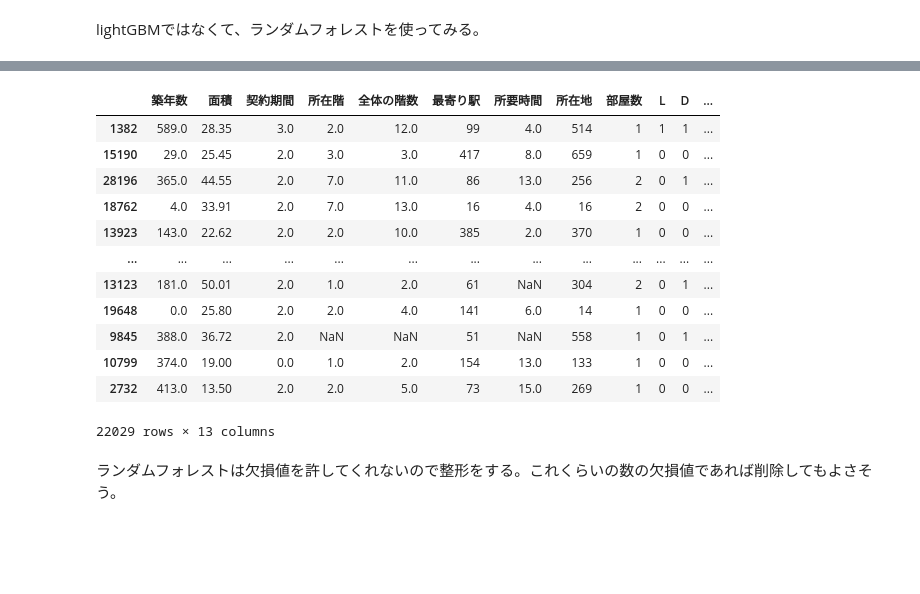
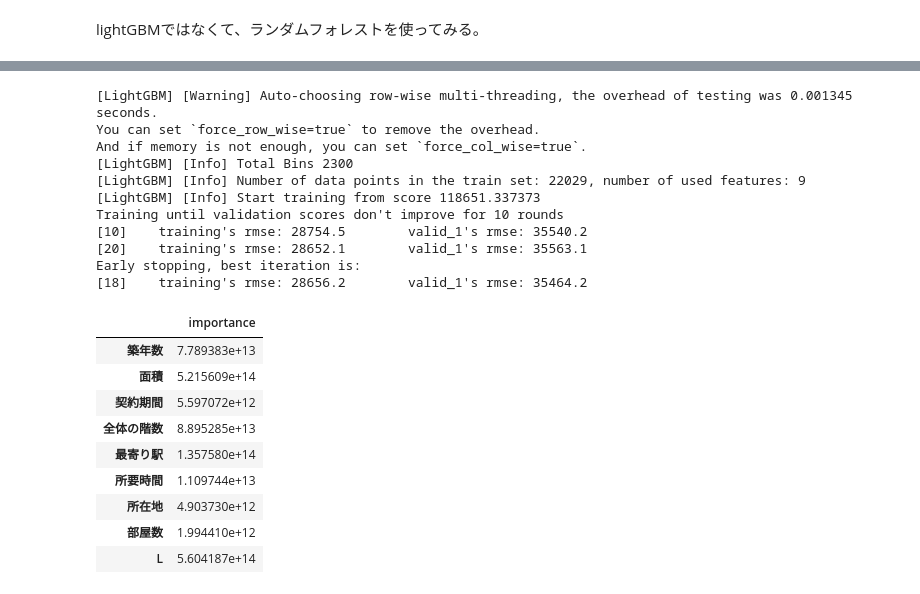
Before and after one commit to kyotoman-koshida/mynabi, a Jupyter notebook: random_forest.ipynb, the cells around one changed output, grey strips where cells are left out. Saved outputs shown, nothing was run; the diff lists cells and outputs as text; code cells hidden in the pictures; blank space fills up the shorter version.

```diff
--- a/random_forest.ipynb
+++ b/random_forest.ipynb
@@ -40,7 +56,39 @@ test_minits = pd.read_csv('test_minits.csv')
 # %%
-X_train = pd.concat([house_age, area_size, contract_span, floor_scores, Floor_scores, stations, minits, addresses, room_arrange], axis=1)
+X_train = pd.concat([house_age, area_size, contract_span2, Floor_scores2, stations, minits, addresses, room_arrange[["部屋数","L"]]], axis=1)
 y_train = rent
 
 X_train, X_valid, y_train, y_valid = train_test_split(X_train, y_train, test_size=0.3, random_state=0)
 
-X_test = pd.concat([test_house_age, test_area_size, test_contract_span, test_floor_scores, test_Floor_scores, test_stations, test_minits, test_addresses, test_room_arrange], axis=1)
+X_test = pd.concat([test_house_age, test_area_size, test_contract_span2,  test_Floor_scores2, test_stations, test_minits, test_addresses, test_room_arrange[["部屋数","L"]]], axis=1)
+
+category_lists = ['最寄り駅', '所在地', 'L']
+lgb_train = lgb.Dataset(X_train, y_train)
+lgb_eval = lgb.Dataset(X_valid, y_valid, reference=lgb_train)
+
+params = {
+    'objective':'regression',
+    'boosting_type':'rf',
+    'metrics':'rmse',
+    'bagging_freq': 1,
+    'bagging_fraction': 0.8,
+    'reg_lambda': 0.8541733691883097,
+    'max_bin': 510,
+    'num_leaves': 119
+}
+
+model = lgb.train(
+                    params,
+                    lgb_train,
+                    valid_sets=[lgb_train, lgb_eval],
+                    verbose_eval=10,
+                    num_boost_round=3000,
+                    early_stopping_rounds=10,
+                    categorical_feature = category_lists
+                    )
+
+y_pred = model.predict(X_test, num_iteration=model.best_iteration)
+
+# feature importanceを表示
+importance = pd.DataFrame(model.feature_importance(importance_type = "gain"), index=X_train.columns, columns=['importance'])
+display(importance)
+# %% [output]
@@ -47,18 +97,21 @@ X_test = pd.concat([test_house_age, test_area_size, test_contract_span, test_flo
+[LightGBM] [Warning] Auto-choosing row-wise multi-threading, the overhead of testing was 0.001345 seconds.
+You can set `force_row_wise=true` to remove the overhead.
+And if memory is not enough, you can set `force_col_wise=true`.
+[LightGBM] [Info] Total Bins 2300
+[LightGBM] [Info] Number of data points in the train set: 22029, number of used features: 9
+[LightGBM] [Info] Start training from score 118651.337373
+Training until validation scores don't improve for 10 rounds
+[10]    training's rmse: 28754.5        valid_1's rmse: 35540.2
+[20]    training's rmse: 28652.1        valid_1's rmse: 35563.1
+Early stopping, best iteration is:
+[18]    training's rmse: 28656.2        valid_1's rmse: 35464.2
+|  | importance |
+| 築年数 | 7.789383e+13 |
+| 面積 | 5.215609e+14 |
+| 契約期間 | 5.597072e+12 |
+| 全体の階数 | 8.895285e+13 |
+| 最寄り駅 | 1.357580e+14 |
+| 所要時間 | 1.109744e+13 |
+| 所在地 | 4.903730e+12 |
+| 部屋数 | 1.994410e+12 |
+| L | 5.604187e+14 |
-# %%
-X_train
-# %% [output]
-|  | 築年数 | 面積 | 契約期間 | 所在階 | 全体の階数 | 最寄り駅 | 所要時間 | 所在地 | 部屋数 | L | D | ... |
-| 1382 | 589.0 | 28.35 | 3.0 | 2.0 | 12.0 | 99 | 4.0 | 514 | 1 | 1 | 1 | ... |
-| 15190 | 29.0 | 25.45 | 2.0 | 3.0 | 3.0 | 417 | 8.0 | 659 | 1 | 0 | 0 | ... |
-| 28196 | 365.0 | 44.55 | 2.0 | 7.0 | 11.0 | 86 | 13.0 | 256 | 2 | 0 | 1 | ... |
-| 18762 | 4.0 | 33.91 | 2.0 | 7.0 | 13.0 | 16 | 4.0 | 16 | 2 | 0 | 0 | ... |
-| 13923 | 143.0 | 22.62 | 2.0 | 2.0 | 10.0 | 385 | 2.0 | 370 | 1 | 0 | 0 | ... |
-| ... | ... | ... | ... | ... | ... | ... | ... | ... | ... | ... | ... | ... |
-| 13123 | 181.0 | 50.01 | 2.0 | 1.0 | 2.0 | 61 | NaN | 304 | 2 | 0 | 1 | ... |
-| 19648 | 0.0 | 25.80 | 2.0 | 2.0 | 4.0 | 141 | 6.0 | 14 | 1 | 0 | 0 | ... |
-| 9845 | 388.0 | 36.72 | 2.0 | NaN | NaN | 51 | NaN | 558 | 1 | 0 | 1 | ... |
-| 10799 | 374.0 | 19.00 | 0.0 | 1.0 | 2.0 | 154 | 13.0 | 133 | 1 | 0 | 0 | ... |
-| 2732 | 413.0 | 13.50 | 2.0 | 2.0 | 5.0 | 73 | 15.0 | 269 | 1 | 0 | 0 | ... |
-22029 rows × 13 columns
-# %% [markdown]
-ランダムフォレストは欠損値を許してくれないので整形をする。これくらいの数の欠損値であれば削除してもよさそう。
```
Also changed, not shown: parts of 25 cells of this notebook, 17 other files.
